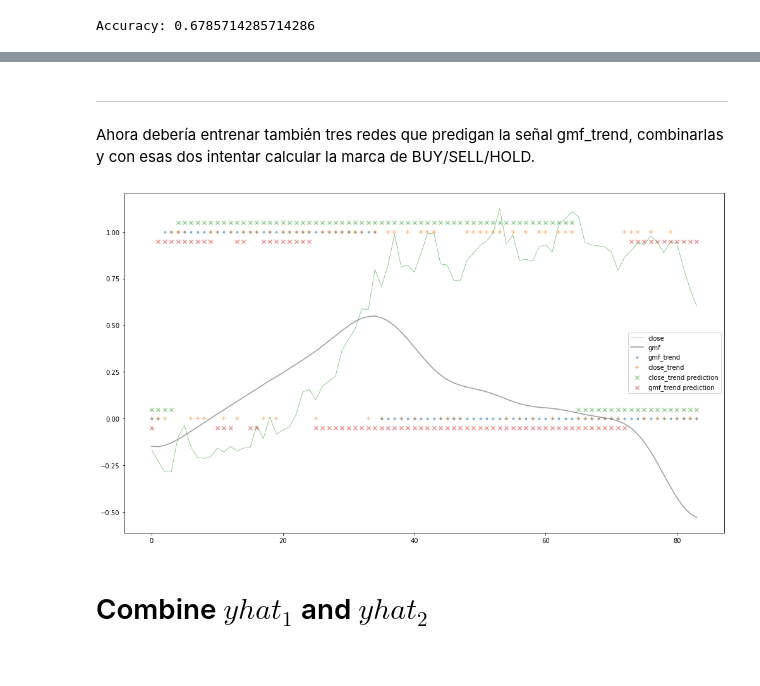
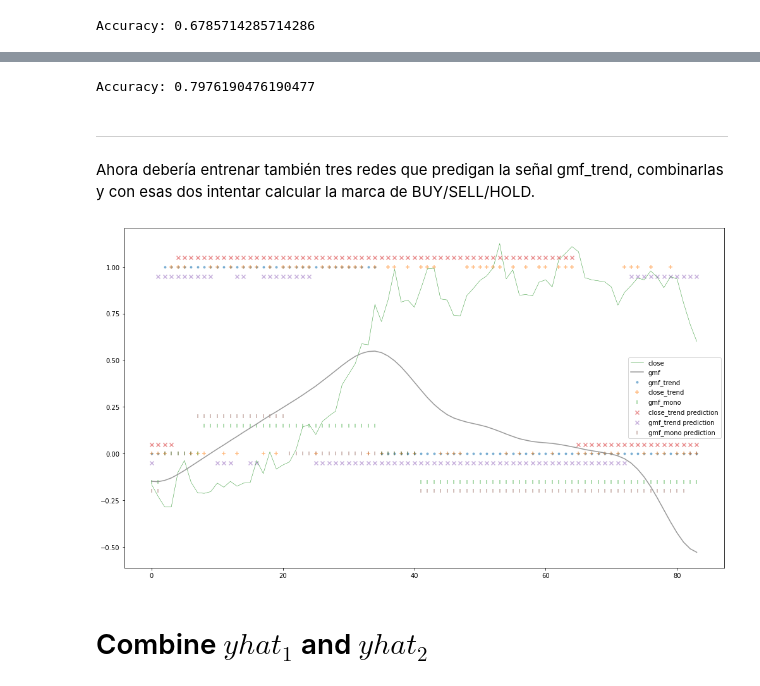
Before and after one commit to renero/trader, a Jupyter notebook: notebooks/windowed prediction.ipynb, the cells around one changed output, grey strips where cells are left out. Saved outputs shown, nothing was run; the diff lists cells and outputs as text; code cells hidden in the pictures.

```diff
--- a/notebooks/windowed prediction.ipynb
+++ b/notebooks/windowed prediction.ipynb
@@ -134,6 +135,7 @@ plt.show()
 scaler_file = "../staging/EURUSD/scaler_EURUSD_2018_2020.bin"
 nn1: List[lstm] = []
 nn2: List[lstm] = []
+nn3: List[lstm] = []
 close_trend_models = [
     "LSTMb_close_trend;1L;u28;d0.20;lr0.01;W14;E150;BS8",
     "LSTMb_close_trend;1L;u28;d0.20;lr0.01;W28;E150;BS8",
@@ -144,6 +146,12 @@ gmf_trend_models = [
     "LSTMb_gmf_trend;1L;u28;d0.20;lr0.01;W28;E150;BS8",
     "LSTMb_gmf_trend;1L;u42;d0.20;lr0.01;W28;E150;BS16",
 ]
+gmf_mono_models = [
+    "LSTM_gmf_mono;1L;u28;d0.20;lr0.01;W14;E150;BS8",
+    "LSTM_gmf_mono;1L;u28;d0.20;lr0.01;W28;E150;BS8",
+    "LSTM_gmf_mono;1L;u42;d0.10;lr0.01;W28;E150;BS16",
+]
 [nn1.append(lstm(params).load(network)) for network in close_trend_models]
 [nn2.append(lstm(params).load(network)) for network in gmf_trend_models]
+[nn3.append(lstm(params).load(network)) for network in gmf_mono_models]
 # %% [output]
@@ -208,13 +215,20 @@ def combine_predictions(predictions, threshold=0.5):
     return int(sum >= int(np.ceil(len(predictions) / 2.0)))
 
 
+def combine_multinomial_predictions(predictions, threshold=0.5):
+    return np.argmax(reduce(np.add, predictions))
+
+
 def return_ensembled_predictions(dataset, train_columns, networks):
     prepared_data = dataset.prepare_for_predict(train_columns)
     yhat = []
     for input_to_net in tqdm(prepared_data):
         input_to_net = input_to_net.reshape(1, -1, len(train_columns))
         all_predictions = [network.model.predict(input_to_net) for network in networks]
-        yhat.append(combine_predictions(all_predictions))
+        if networks[0].metadata["binary"]:
+            yhat.append(combine_predictions(all_predictions))
+        else:
+            yhat.append(combine_multinomial_predictions(all_predictions))
     return yhat
 # %%
 yhat1 = return_ensembled_predictions(test, ["gmf", "gmf_mono", "gmf_trend"], nn1)
@@ -235,8 +253,19 @@ Accuracy: 0.6785714285714286
+# %%
+yhat3 = return_ensembled_predictions(test, ["gmf", "gmf_trend"], nn3)
+y3 = test.data.iloc[-84:].gmf_mono.values.astype(int)
+y3 += 1
+print("Accuracy:", accuracy_score(y3, yhat3))
+# %% [output]
+Accuracy: 0.7976190476190477
 # %% [markdown]
 ---
 
 Ahora debería entrenar también tres redes que predigan la señal gmf_trend, combinarlas y con esas dos intentar calcular la marca de BUY/SELL/HOLD.
 # %%
+def f(A, B, a, b, X):
+    return [(val - A) * (b - a) / (B - A) + a for val in X]
+
+
 plt.figure(figsize=(14, 8))
 plt.plot(
     test.data.iloc[-84:].close.values,
@@ -252,34 +281,48 @@ plt.scatter(
     alpha=0.5,
     marker=".",
     label="gmf_trend",
 )
 plt.scatter(
     range(len(y1)),
     test.data.iloc[-84:].close_trend,
     alpha=0.5,
     marker="+",
     label="close_trend",
 )
 plt.scatter(
     range(len(y1)),
+    np.array(f(-1, 1, -0.15, 0.15, test.data.iloc[-84:].gmf_mono)),
+    alpha=0.5,
+    marker="|",
+    label="gmf_mono",
+)
+plt.scatter(
+    range(len(y1)),
     np.array(yhat1) + 0.05,
     alpha=0.5,
     marker="x",
     label="close_trend prediction",
 )
 plt.scatter(
     range(len(y1)),
     np.array(yhat2) - 0.05,
     alpha=0.5,
     marker="x",
     label="gmf_trend prediction",
 )
+plt.scatter(
+    range(len(y1)),
+    np.array(f(0, 2, -0.2, 0.2, yhat3)),
+    alpha=0.5,
+    marker="|",
+    label="gmf_mono prediction",
+)
 plt.legend()
 plt.tight_layout()
 plt.savefig("averaver.png")
 plt.show()
 # %% [output]
-[figure, old version]
+[figure, new version]
 # %% [markdown]
 # Combine $yhat_1$ and $yhat_2$
 # %%
```
Also changed, not shown: parts of 8 cells of this notebook, 1 other file.
